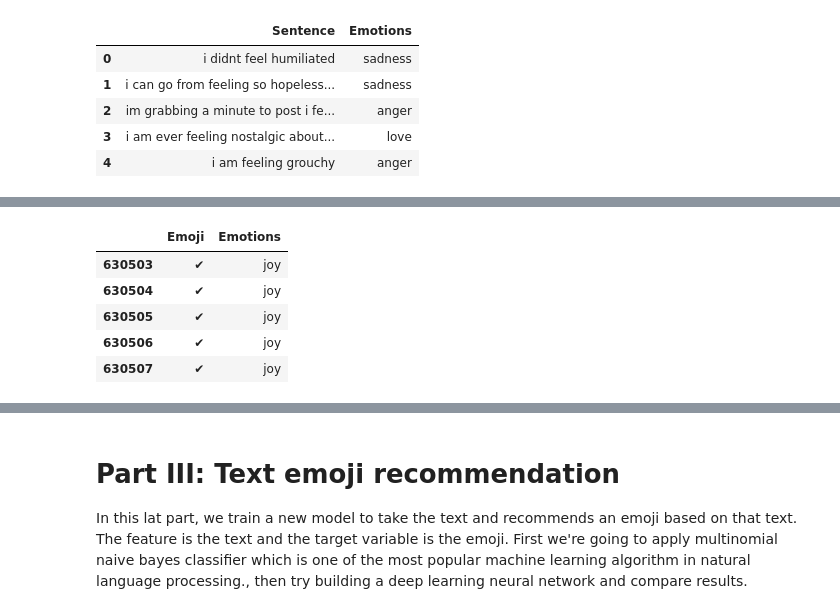
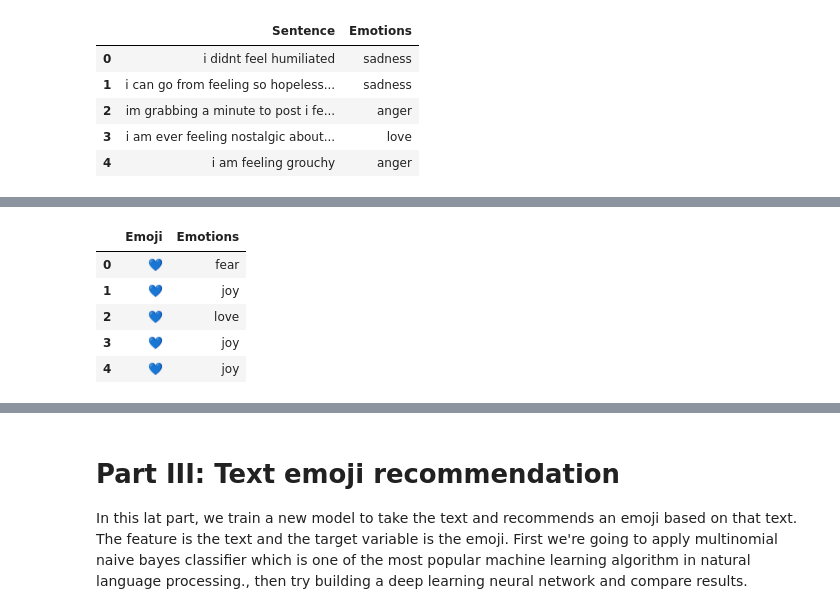
Before and after one commit to Jainlo/context-based-emoji-suggestion, a Jupyter notebook: src/model-build-2.ipynb, the cells around one changed output, grey strips where cells are left out. Cells and saved outputs as stored; diff of their text form; code cells hidden in the pictures.

```diff
--- a/src/model-build-2.ipynb
+++ b/src/model-build-2.ipynb
@@ -395,9 +434,10 @@ emotion_df.Emotions.value_counts()
-# %%
-emoji_df.head()
-# %% [output]
-|  | Emoji | Emotions |
-| 630503 | ✔ | joy |
-| 630504 | ✔ | joy |
-| 630505 | ✔ | joy |
-| 630506 | ✔ | joy |
-| 630507 | ✔ | joy |
+# %%
+emoji_df.drop(['Unicode name', 'text'], axis=1, inplace=True)
+emoji_df.head()
+# %% [output]
+|  | Emoji | Emotions |
+| 0 | 💙 | fear |
+| 1 | 💙 | joy |
+| 2 | 💙 | love |
+| 3 | 💙 | joy |
+| 4 | 💙 | joy |
```
Also changed, not shown: parts of 21 cells of this notebook.
